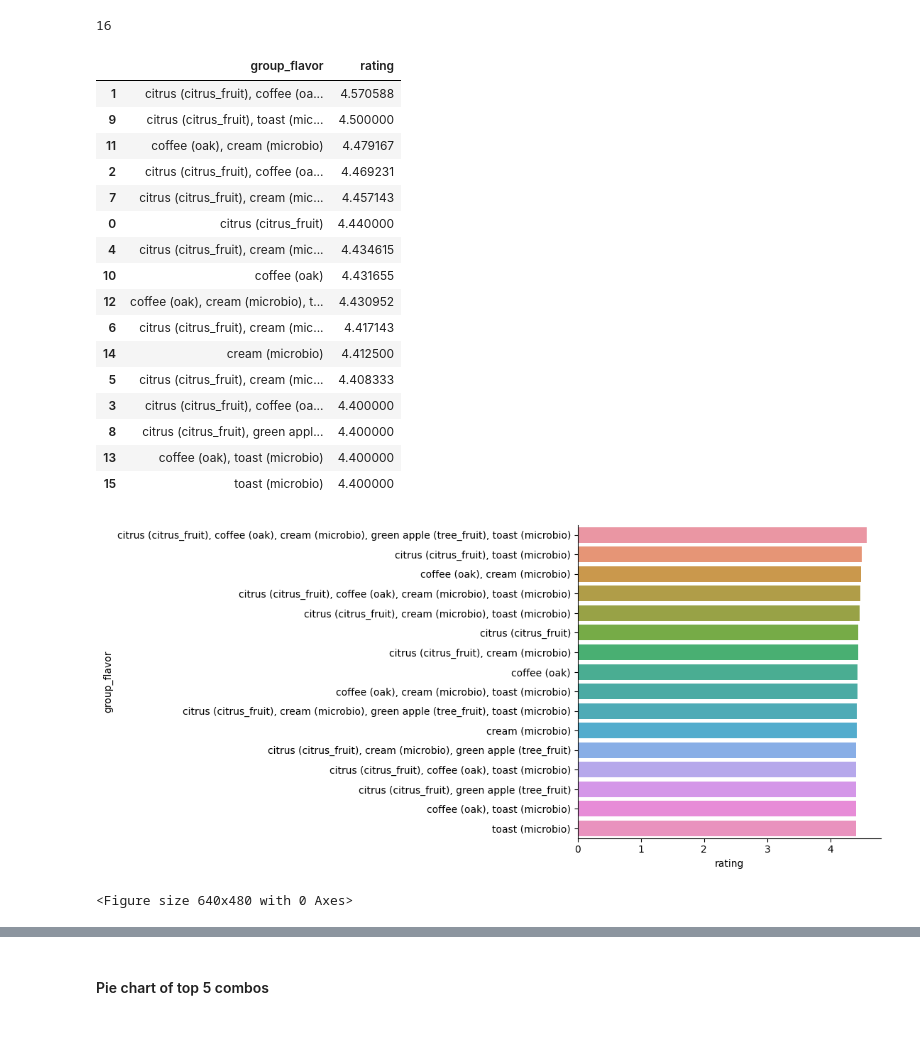
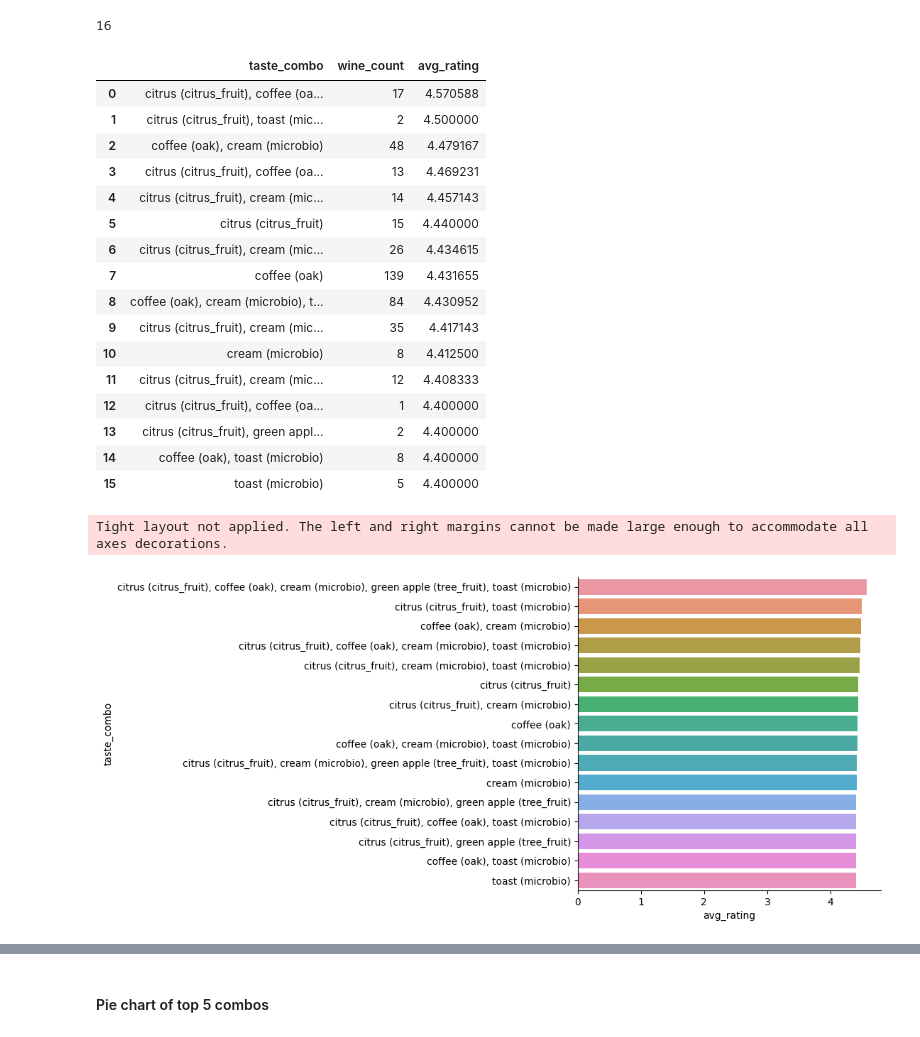
Before and after one commit to Finol12/Wiwinio-Project, a Jupyter notebook: notebooks/question_3.ipynb, the cells around one changed output, grey strips where cells are left out. Saved outputs shown, nothing was run; the diff lists cells and outputs as text; code cells hidden in the pictures.

```diff
--- a/notebooks/question_3.ipynb
+++ b/notebooks/question_3.ipynb
@@ -270,37 +270,38 @@ display(len(flavor_count_per_wine["group_flavor"].unique()))
 # %% [output]
 16
 # %%
-top_combos = flavor_count_per_wine.groupby("group_flavor")[["rating"]].mean()
+top_combos = flavor_count_per_wine.groupby("group_flavor").agg({"wine_name": "count", "rating": "mean"})
 top_combos = top_combos.sort_values("rating", ascending=False)
 top_combos = top_combos.reset_index()
+top_combos.columns = ["taste_combo", "wine_count", "avg_rating"]
 display(top_combos)
 # %% [output]
-|  | group_flavor | rating |
-| 1 | citrus (citrus_fruit), coffee (oa... | 4.570588 |
-| 9 | citrus (citrus_fruit), toast (mic... | 4.500000 |
-| 11 | coffee (oak), cream (microbio) | 4.479167 |
-| 2 | citrus (citrus_fruit), coffee (oa... | 4.469231 |
-| 7 | citrus (citrus_fruit), cream (mic... | 4.457143 |
-| 0 | citrus (citrus_fruit) | 4.440000 |
-| 4 | citrus (citrus_fruit), cream (mic... | 4.434615 |
-| 10 | coffee (oak) | 4.431655 |
-| 12 | coffee (oak), cream (microbio), t... | 4.430952 |
-| 6 | citrus (citrus_fruit), cream (mic... | 4.417143 |
-| 14 | cream (microbio) | 4.412500 |
-| 5 | citrus (citrus_fruit), cream (mic... | 4.408333 |
-| 3 | citrus (citrus_fruit), coffee (oa... | 4.400000 |
-| 8 | citrus (citrus_fruit), green appl... | 4.400000 |
-| 13 | coffee (oak), toast (microbio) | 4.400000 |
-| 15 | toast (microbio) | 4.400000 |
+|  | taste_combo | wine_count | avg_rating |
+| 0 | citrus (citrus_fruit), coffee (oa... | 17 | 4.570588 |
+| 1 | citrus (citrus_fruit), toast (mic... | 2 | 4.500000 |
+| 2 | coffee (oak), cream (microbio) | 48 | 4.479167 |
+| 3 | citrus (citrus_fruit), coffee (oa... | 13 | 4.469231 |
+| 4 | citrus (citrus_fruit), cream (mic... | 14 | 4.457143 |
+| 5 | citrus (citrus_fruit) | 15 | 4.440000 |
+| 6 | citrus (citrus_fruit), cream (mic... | 26 | 4.434615 |
+| 7 | coffee (oak) | 139 | 4.431655 |
+| 8 | coffee (oak), cream (microbio), t... | 84 | 4.430952 |
+| 9 | citrus (citrus_fruit), cream (mic... | 35 | 4.417143 |
+| 10 | cream (microbio) | 8 | 4.412500 |
+| 11 | citrus (citrus_fruit), cream (mic... | 12 | 4.408333 |
+| 12 | citrus (citrus_fruit), coffee (oa... | 1 | 4.400000 |
+| 13 | citrus (citrus_fruit), green appl... | 2 | 4.400000 |
+| 14 | coffee (oak), toast (microbio) | 8 | 4.400000 |
+| 15 | toast (microbio) | 5 | 4.400000 |
 # %%
 sns.catplot(
-	x = "rating",
-    y = "group_flavor",
+	x = "avg_rating",
+    y = "taste_combo",
 	data = top_combos,
     kind="bar"
 )
+#plt.tight_layout()
 plt.show()
-plt.clf()
 # %% [output]
+Tight layout not applied. The left and right margins cannot be made large enough to accommodate all axes decorations.
-[figure, old version]
+[figure, new version]
-<Figure size 640x480 with 0 Axes>
```
Also changed, not shown: parts of 1 cell of this notebook.
